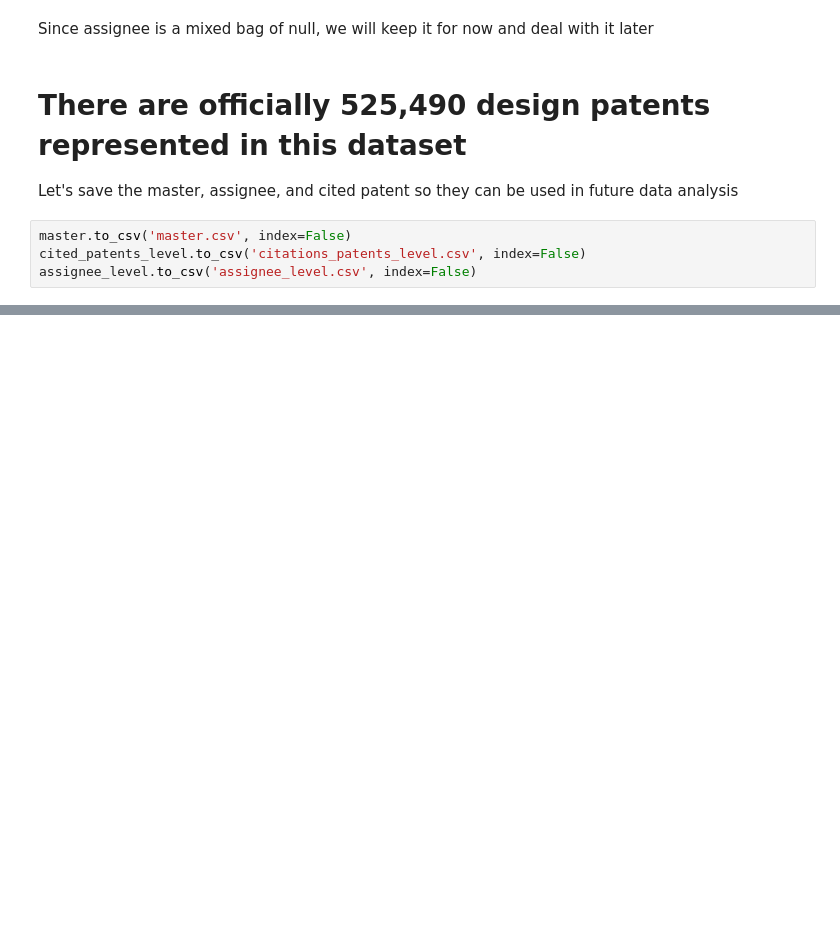
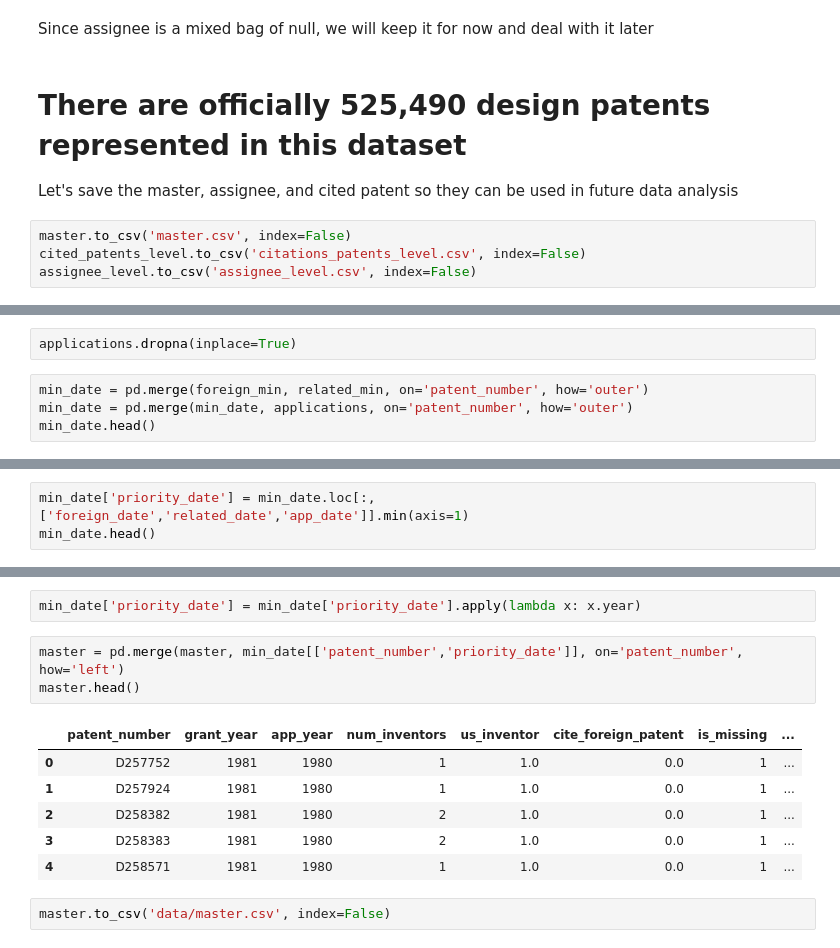
Before and after one commit to TieraLee/patents, a Jupyter notebook: Step 1 - Gather dataset.ipynb, the cells around one changed output, grey strips where cells are left out. Saved outputs shown, nothing was run; the diff lists cells and outputs as text; blank space fills up the shorter version.

```diff
--- a/Step 1 - Gather dataset.ipynb
+++ b/Step 1 - Gather dataset.ipynb
@@ -357,0 +423,6 @@ foreign.loc[foreign.groupby("patent_id")["date"].idxmin()]
+# %%
+applications.dropna(inplace=True)
+# %%
+min_date = pd.merge(foreign_min, related_min, on='patent_number', how='outer')
+min_date = pd.merge(min_date, applications, on='patent_number', how='outer')
+min_date.head()
@@ -357,0 +436,3 @@ foreign.loc[foreign.groupby("patent_id")["date"].idxmin()]
+# %%
+min_date['priority_date'] = min_date.loc[:, ['foreign_date','related_date','app_date']].min(axis=1)
+min_date.head()
@@ -357,0 +446,14 @@ foreign.loc[foreign.groupby("patent_id")["date"].idxmin()]
+# %%
+min_date['priority_date'] = min_date['priority_date'].apply(lambda x: x.year)
+# %%
+master = pd.merge(master, min_date[['patent_number','priority_date']], on='patent_number', how='left')
+master.head()
+# %% [output]
+|  | patent_number | grant_year | app_year | num_inventors | us_inventor | cite_foreign_patent | is_missing | ... |
+| 0 | D257752 | 1981 | 1980 | 1 | 1.0 | 0.0 | 1 | ... |
+| 1 | D257924 | 1981 | 1980 | 1 | 1.0 | 0.0 | 1 | ... |
+| 2 | D258382 | 1981 | 1980 | 2 | 1.0 | 0.0 | 1 | ... |
+| 3 | D258383 | 1981 | 1980 | 2 | 1.0 | 0.0 | 1 | ... |
+| 4 | D258571 | 1981 | 1980 | 1 | 1.0 | 0.0 | 1 | ... |
+# %%
+master.to_csv('data/master.csv', index=False)
```
Also changed, not shown: parts of 34 cells of this notebook.
